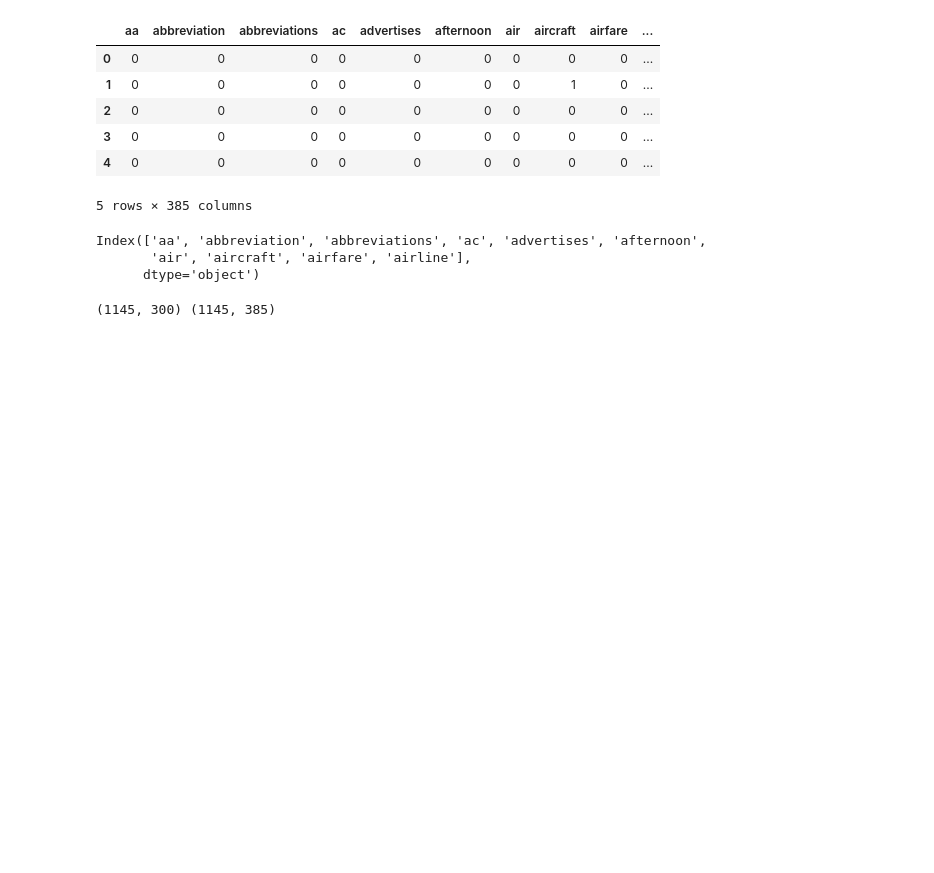
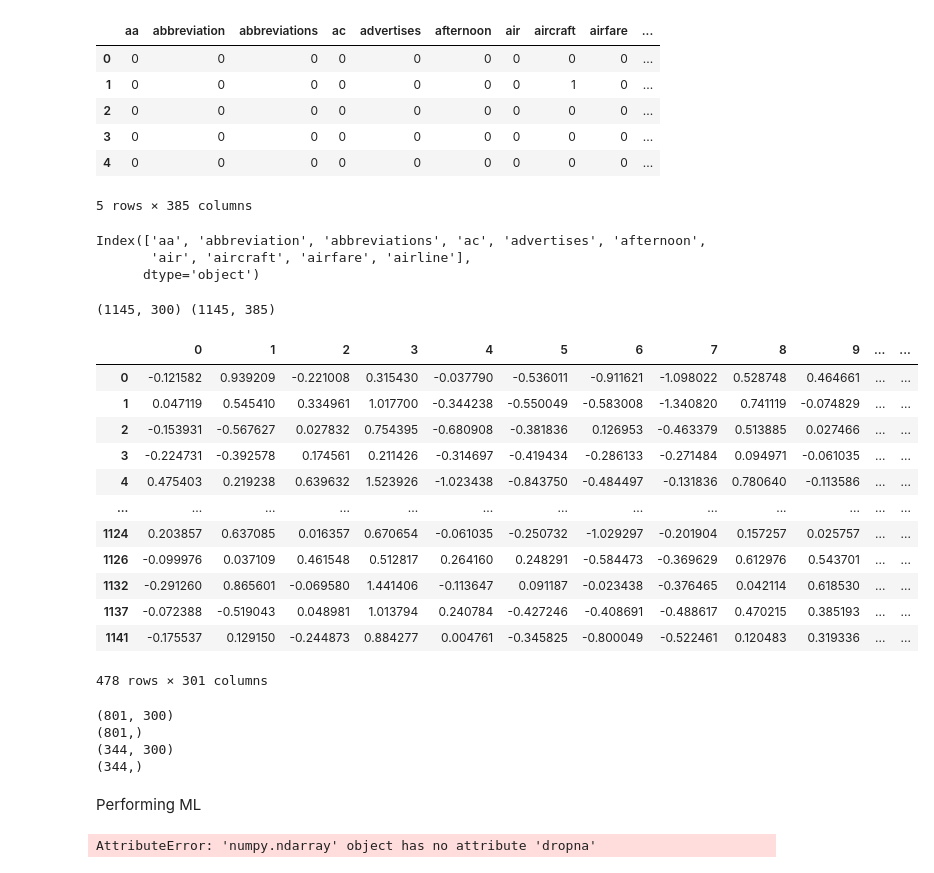
Before and after one commit to Jdka1/ATIS-ML, a Jupyter notebook: Aryan_Mehra_Airline_Travel_Information_System.ipynb, the cells around one changed output. Drawn from its saved outputs; the diff is of its cells as text; code cells hidden in the pictures; blank space fills up the shorter version.

Commit message:
Word Vectors

```diff
--- a/Aryan_Mehra_Airline_Travel_Information_System.ipynb
+++ b/Aryan_Mehra_Airline_Travel_Information_System.ipynb
@@ -193,2 +193,63 @@ word2vec_data = corpus_to_vecs(train_df['clean'])
 # %% [output]
 (1145, 300) (1145, 385)
+# %%
+# Adding the target variable
+word2vec_data.reset_index(inplace=True, drop=True)
+word2vec_data['Intent'] = CountVectorizedData['Intent']
+
+# Assigning to DataForML variable
+DataForML = word2vec_data
+DataForML.dropna()
+# %% [output]
+|  | 0 | 1 | 2 | 3 | 4 | 5 | 6 | 7 | 8 | 9 | ... | ... |
+| 0 | -0.121582 | 0.939209 | -0.221008 | 0.315430 | -0.037790 | -0.536011 | -0.911621 | -1.098022 | 0.528748 | 0.464661 | ... | ... |
+| 1 | 0.047119 | 0.545410 | 0.334961 | 1.017700 | -0.344238 | -0.550049 | -0.583008 | -1.340820 | 0.741119 | -0.074829 | ... | ... |
+| 2 | -0.153931 | -0.567627 | 0.027832 | 0.754395 | -0.680908 | -0.381836 | 0.126953 | -0.463379 | 0.513885 | 0.027466 | ... | ... |
+| 3 | -0.224731 | -0.392578 | 0.174561 | 0.211426 | -0.314697 | -0.419434 | -0.286133 | -0.271484 | 0.094971 | -0.061035 | ... | ... |
+| 4 | 0.475403 | 0.219238 | 0.639632 | 1.523926 | -1.023438 | -0.843750 | -0.484497 | -0.131836 | 0.780640 | -0.113586 | ... | ... |
+| ... | ... | ... | ... | ... | ... | ... | ... | ... | ... | ... | ... | ... |
+| 1124 | 0.203857 | 0.637085 | 0.016357 | 0.670654 | -0.061035 | -0.250732 | -1.029297 | -0.201904 | 0.157257 | 0.025757 | ... | ... |
+| 1126 | -0.099976 | 0.037109 | 0.461548 | 0.512817 | 0.264160 | 0.248291 | -0.584473 | -0.369629 | 0.612976 | 0.543701 | ... | ... |
+| 1132 | -0.291260 | 0.865601 | -0.069580 | 1.441406 | -0.113647 | 0.091187 | -0.023438 | -0.376465 | 0.042114 | 0.618530 | ... | ... |
+| 1137 | -0.072388 | -0.519043 | 0.048981 | 1.013794 | 0.240784 | -0.427246 | -0.408691 | -0.488617 | 0.470215 | 0.385193 | ... | ... |
+| 1141 | -0.175537 | 0.129150 | -0.244873 | 0.884277 | 0.004761 | -0.345825 | -0.800049 | -0.522461 | 0.120483 | 0.319336 | ... | ... |
+478 rows × 301 columns
+# %%
+# Separate Target Variable and Predictor Variables
+TargetVariable = DataForML.columns[-1]
+Predictors = DataForML.columns[:-1]
+
+X = DataForML[Predictors].values
+y = DataForML[TargetVariable].values
+
+# Split the data into training and testing set
+from sklearn.model_selection import train_test_split
+X_train, X_test, y_train, y_test = train_test_split(X, y, test_size=0.3, random_state=428)
+
+# Sanity check for the sampled data
+print(X_train.shape)
+print(y_train.shape)
+print(X_test.shape)
+print(y_test.shape)
+# %% [output]
+(801, 300)
+(801,)
+(344, 300)
+(344,)
+# %% [markdown]
+Performing ML
+# %%
+# from sklearn import tree
+
+
+# clf = tree.DecisionTreeClassifier(max_depth=20,criterion='gini')
+
+# DTree = clf.fit(X_train,y_train)
+# prediction=DTree.predict(X_test)
+
+X = DataForML[Predictors].values
+y = DataForML[TargetVariable].values
+
+print(y.dropna())
+# %% [output]
+AttributeError: 'numpy.ndarray' object has no attribute 'dropna'
```
Also changed, not shown: parts of 2 cells of this notebook.
